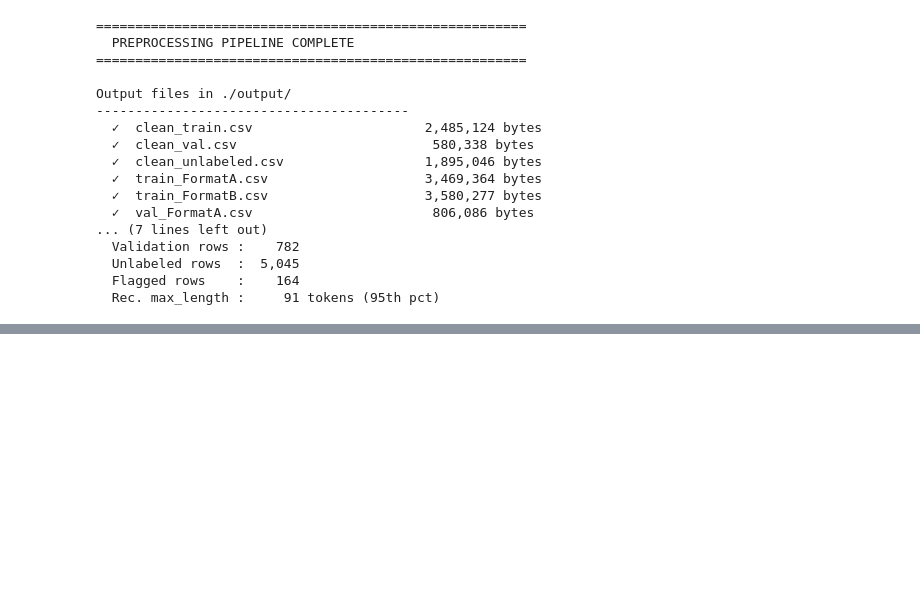
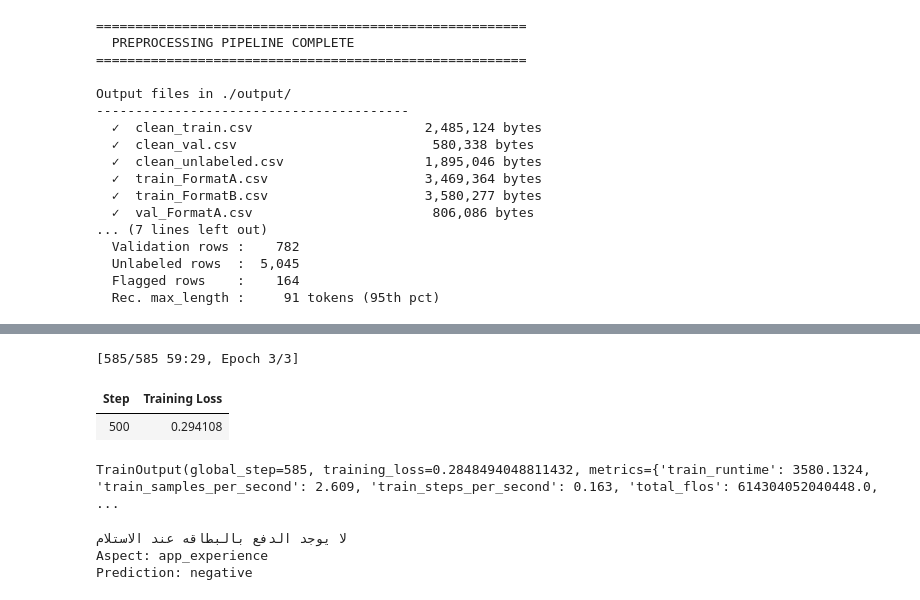
Before and after one commit to noureen-zafan/Deepx-, a Jupyter notebook: DeepX_Preprocessing (1).ipynb, the cells around one changed output, grey strips where cells are left out. Drawn from its saved outputs; the diff is of its cells as text; code cells hidden in the pictures; blank space fills up the shorter version.

```diff
--- a/DeepX_Preprocessing (1).ipynb
+++ b/DeepX_Preprocessing (1).ipynb
@@ -681,0 +771,9 @@ Output files in ./output/
+# %%
+# ===== 4. DATASETS =====
+
+MAX_LEN = 128  # you can increase to 256 later
+
+train_dataset = ABSADataset(train_fa, tokenizer, MAX_LEN)
+val_dataset   = ABSADataset(val_fa, tokenizer, MAX_LEN)
+
+print("Datasets ready")
@@ -681,0 +782,14 @@ Output files in ./output/
+# %%
+# ===== 5. MODEL =====
+
+from transformers import AutoModelForSequenceClassification
+
+model = AutoModelForSequenceClassification.from_pretrained(
+    TOKENIZER_NAME,
+    num_labels=3
+)
+
+# VERY IMPORTANT (because we added [ASPECT])
+model.resize_token_embeddings(len(tokenizer))
+
+print("Model loaded")
@@ -681,0 +828,51 @@ Output files in ./output/
+# %%
+from transformers import TrainingArguments
+
+training_args = TrainingArguments(
+    output_dir="./absa_model",
+    learning_rate=2e-5,
+    per_device_train_batch_size=16,
+    num_train_epochs=3
+)
+# %%
+from transformers import Trainer
+
+trainer = Trainer(
+    model=model,
+    args=training_args,
+    train_dataset=train_dataset
+)
+# %%
+# ===== 9. TRAIN =====
+
+trainer.train()
+# %% [output]
+[585/585 59:29, Epoch 3/3]
+| Step | Training Loss |
+| 500 | 0.294108 |
+TrainOutput(global_step=585, training_loss=0.2848494048811432, metrics={'train_runtime': 3580.1324, 'train_samples_per_second': 2.609, 'train_steps_per_second': 0.163, 'total_flos': 614304052040448.0, ...
+# %%
+# ===== 12. TEST INFERENCE =====
+
+def predict_sentiment(text, aspect):
+    model.eval()
+
+    input_text = f"[ASPECT] {aspect} [SEP] {text}"
+    inputs = tokenizer(input_text, return_tensors="pt", truncation=True, padding=True)
+
+    with torch.no_grad():
+        outputs = model(**inputs)
+        pred = outputs.logits.argmax(dim=1).item()
+
+    return ["negative", "neutral", "positive"][pred]
+
+
+# Test
+sample = train_df.iloc[0]
+print(sample["clean_text"])
+print("Aspect:", sample["aspect"])
+print("Prediction:", predict_sentiment(sample["clean_text"], sample["aspect"]))
+# %% [output]
+لا يوجد الدفع بالبطاقه عند الاستلام
+Aspect: app_experience
+Prediction: negative
```
Also changed, not shown: parts of 18 cells of this notebook.
